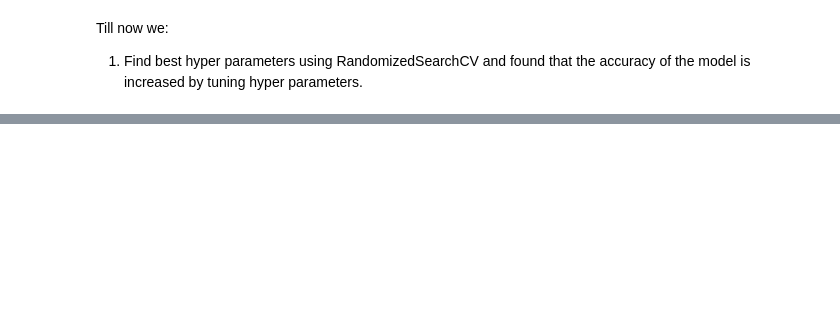
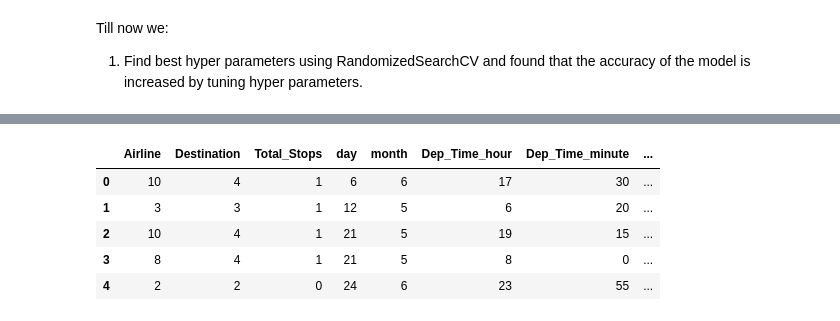
Before and after one commit to ayushNautiyal35/Airline_ticket_prediction, a Jupyter notebook: airline_prediction.ipynb, the cells around one changed output, grey strips where cells are left out. Drawn from its saved outputs; the diff is of its cells as text; code cells hidden in the pictures; blank space fills up the shorter version.

```diff
--- a/airline_prediction.ipynb
+++ b/airline_prediction.ipynb
@@ -841,0 +896,18 @@ Till now we:
+# %%
+df.drop('Price',axis=1,inplace=True)
+# %%
+test=test[df.columns]
+# %%
+import joblib
+model = joblib.load("model.pkl")
+# %%
+test['Price']=model.predict(test)
+# %%
+test.head()
+# %% [output]
+|  | Airline | Destination | Total_Stops | day | month | Dep_Time_hour | Dep_Time_minute | ... |
+| 0 | 10 | 4 | 1 | 6 | 6 | 17 | 30 | ... |
+| 1 | 3 | 3 | 1 | 12 | 5 | 6 | 20 | ... |
+| 2 | 10 | 4 | 1 | 21 | 5 | 19 | 15 | ... |
+| 3 | 8 | 4 | 1 | 21 | 5 | 8 | 0 | ... |
+| 4 | 2 | 2 | 0 | 24 | 6 | 23 | 55 | ... |
```
Also changed, not shown: parts of 16 cells of this notebook, 4 other files.
